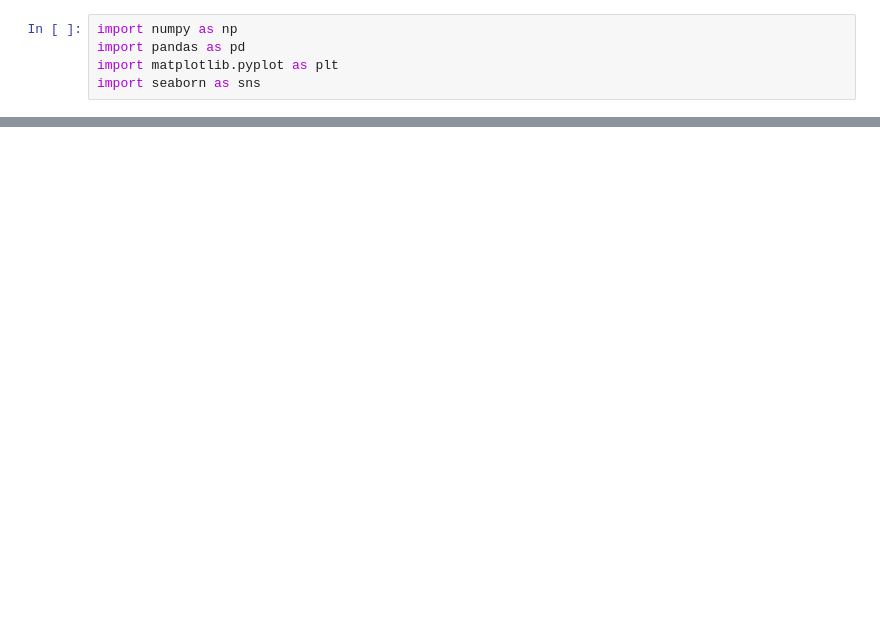
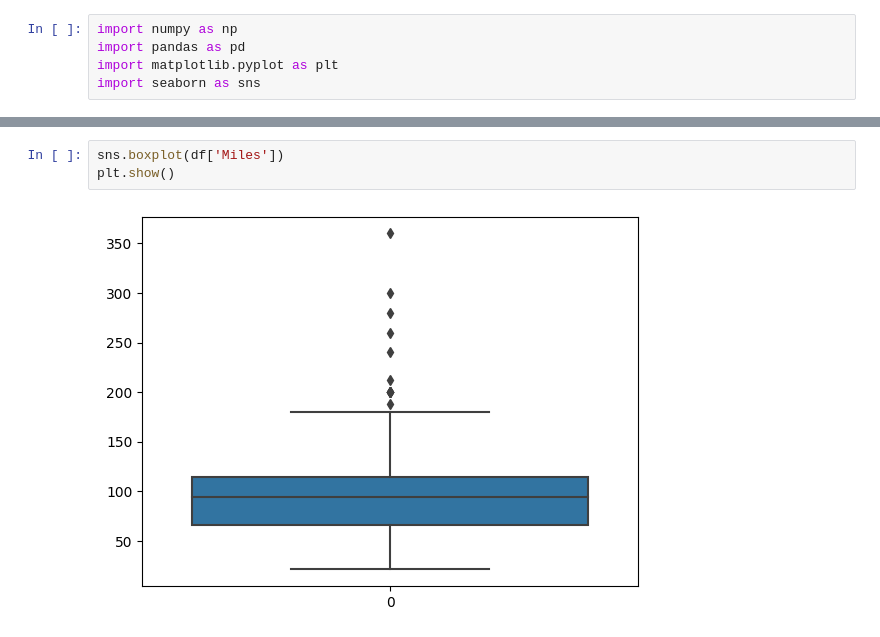
Before and after one commit to Rhy-Shah/AerofitCS-S, a Jupyter notebook: AerofitEDA.ipynb, the cells around one changed output, grey strips where cells are left out. Cells and saved outputs as stored; diff of their text form; blank space fills up the shorter version.

```diff
--- a/AerofitEDA.ipynb
+++ b/AerofitEDA.ipynb
@@ -26,0 +91,5 @@ plt.show()
+# %%
+sns.boxplot(df['Miles'])
+plt.show()
+# %% [output]
+[figure, added]
```
Also changed, not shown: parts of 10 cells of this notebook.
